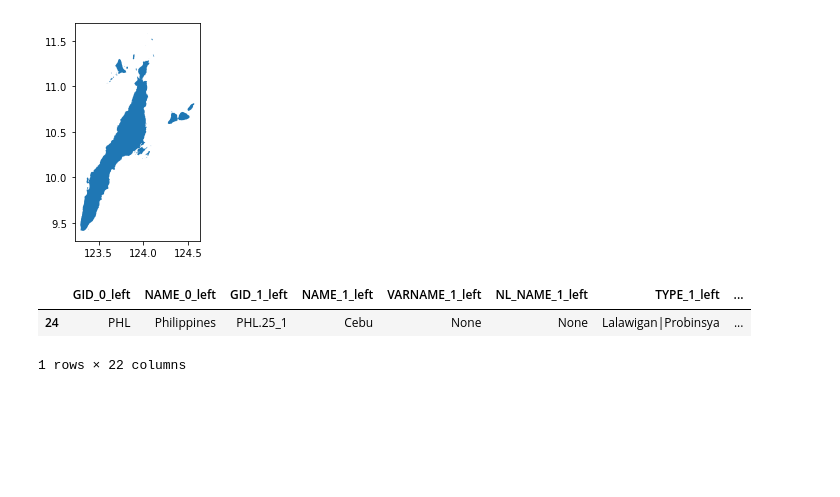
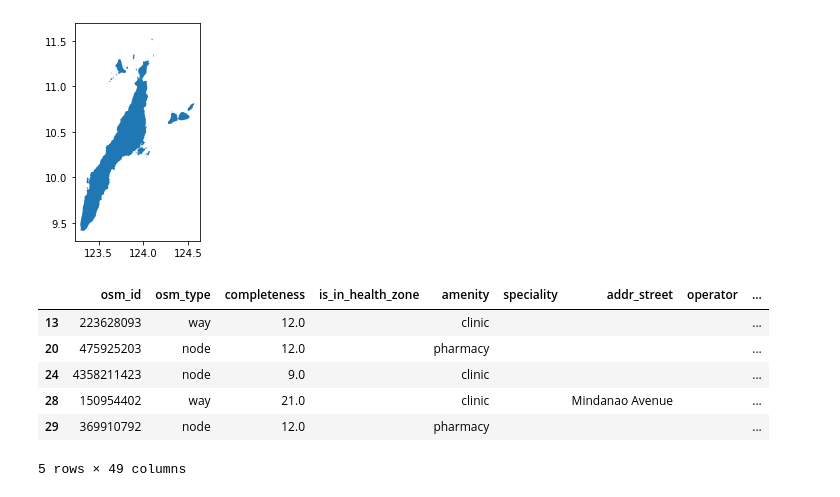
Before and after one commit to lexcyman/datasci-geospacial, a Jupyter notebook: GeospacialData-S12.ipynb, the cells around one changed output. Saved outputs shown, nothing was run; the diff lists cells and outputs as text; code cells hidden in the pictures; blank space fills up the shorter version.

```diff
--- a/GeospacialData-S12.ipynb
+++ b/GeospacialData-S12.ipynb
@@ -61,8 +69,8 @@ The data below is from the Humanitarian Data Exchange. Download it and place it
 Philippine Health Sites: https://data.humdata.org/dataset/20e5069f-1eb8-465b-98c8-3442a62cd3f0/resource/ca65b30e-02c8-4fad-8771-fb220ddc444f/download/philippines.geojson
 # %%
 # Read GeoJSON file
-# healthsites = gpd.read_file(os.getenv('DSDATA') + '/philippines.geojson', driver='GeoJSON')
-healthsites = gpd.read_file('philippines.geojson', driver='GeoJSON')
+healthsites = gpd.read_file(os.getenv('DSDATA') + '/philippines.geojson', driver='GeoJSON')
+# healthsites = gpd.read_file('philippines.geojson', driver='GeoJSON')
 healthsites.head()
 # %% [output]
 |  | osm_id | osm_type | completeness | is_in_health_zone | amenity | speciality | addr_street | operator | ... |
@@ -437,9 +438,13 @@ mm.plot()
 <AxesSubplot:>
 [figure]
 # %%
-join_cebu = gpd.sjoin(ph, ph[ph.NAME_1=="Cebu"], op='within')
+join_cebu = gpd.sjoin(healthsites, ph[ph.NAME_1=="Cebu"], op='within')
 join_cebu.head()
 # %% [output]
-|  | GID_0_left | NAME_0_left | GID_1_left | NAME_1_left | VARNAME_1_left | NL_NAME_1_left | TYPE_1_left | ... |
-| 24 | PHL | Philippines | PHL.25_1 | Cebu | None | None | Lalawigan|Probinsya | ... |
+|  | osm_id | osm_type | completeness | is_in_health_zone | amenity | speciality | addr_street | operator | ... |
+| 13 | 223628093 | way | 12.0 |  | clinic |  |  |  | ... |
+| 20 | 475925203 | node | 12.0 |  | pharmacy |  |  |  | ... |
+| 24 | 4358211423 | node | 9.0 |  | clinic |  |  |  | ... |
+| 28 | 150954402 | way | 21.0 |  | clinic |  | Mindanao Avenue |  | ... |
+| 29 | 369910792 | node | 12.0 |  | pharmacy |  |  |  | ... |
-1 rows × 22 columns
+5 rows × 49 columns
```
Also changed, not shown: parts of 36 cells of this notebook, 1 other file.
